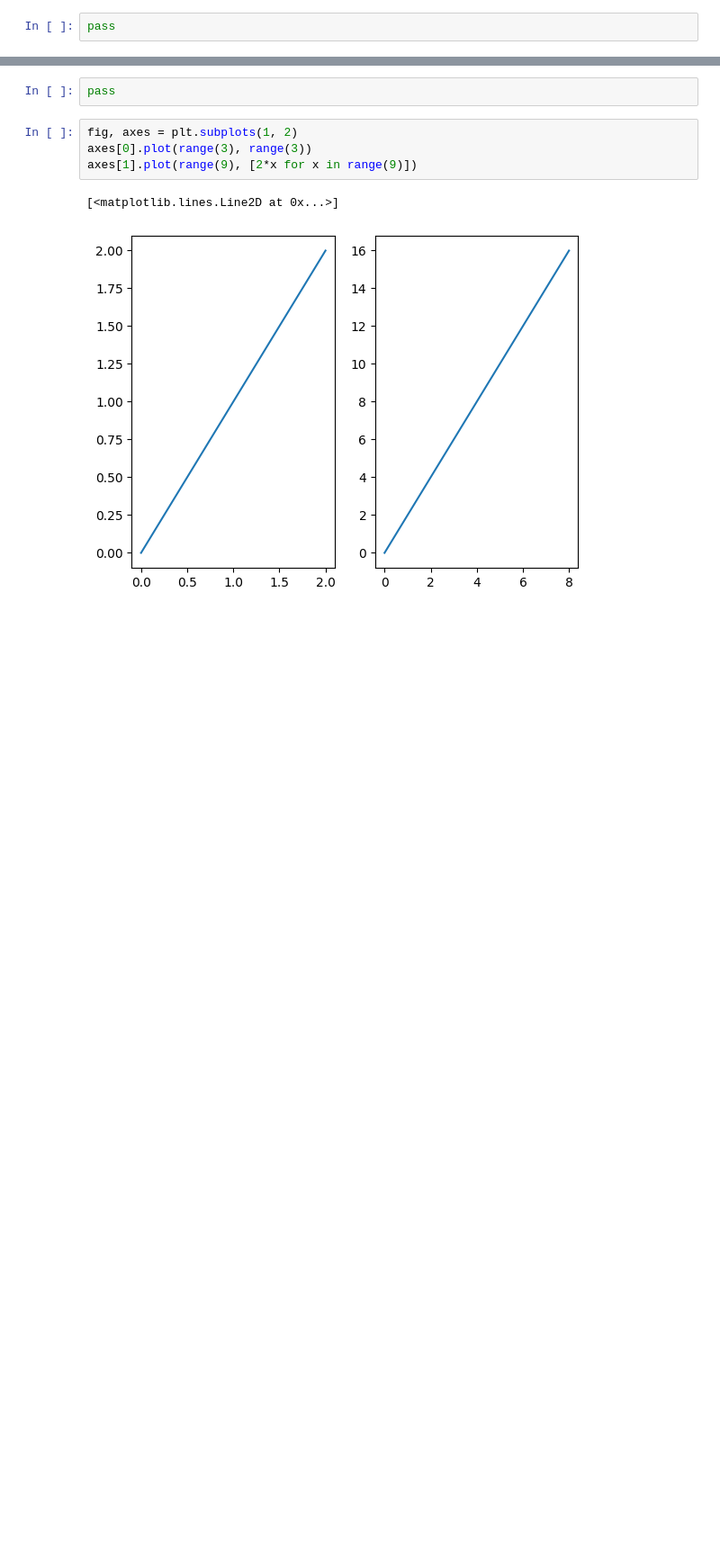
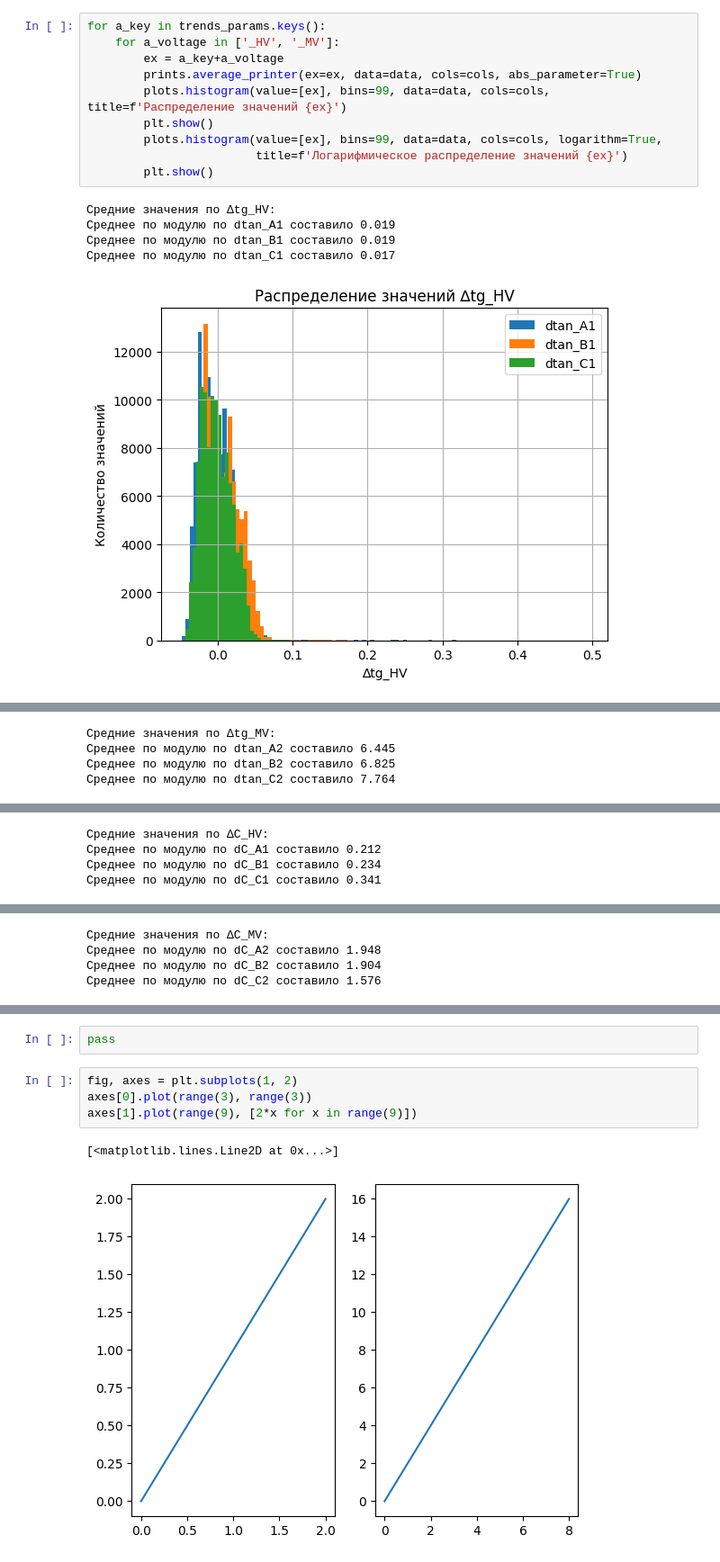
Before and after one commit to sadzax/ElectroMon, a Jupyter notebook: tst.ipynb, the cells around one changed output, grey strips where cells are left out. Shown: that part at 90% size. Cells and saved outputs as stored; diff of their text form; blank space fills up the shorter version.

```diff
--- a/tst.ipynb
+++ b/tst.ipynb
@@ -41,2 +103,16 @@ pass
 # %%
-pass
+for a_key in trends_params.keys():
+    for a_voltage in ['_HV', '_MV']:
+        ex = a_key+a_voltage
+        prints.average_printer(ex=ex, data=data, cols=cols, abs_parameter=True)
+        plots.histogram(value=[ex], bins=99, data=data, cols=cols, title=f'Распределение значений {ex}')
+        plt.show()
+        plots.histogram(value=[ex], bins=99, data=data, cols=cols, logarithm=True,
+                        title=f'Логарифмическое распределение значений {ex}')
+        plt.show()
+# %% [output]
+Средние значения по ∆tg_HV:
+Среднее по модулю по dtan_A1 составило 0.019
+Среднее по модулю по dtan_B1 составило 0.019
+Среднее по модулю по dtan_C1 составило 0.017
+[figure, added]
@@ -42,0 +120,4 @@ pass
+Средние значения по ∆tg_MV:
+Среднее по модулю по dtan_A2 составило 6.445
+Среднее по модулю по dtan_B2 составило 6.825
+Среднее по модулю по dtan_C2 составило 7.764
@@ -42,0 +126,4 @@ pass
+Средние значения по ∆C_HV:
+Среднее по модулю по dC_A1 составило 0.212
+Среднее по модулю по dC_B1 составило 0.234
+Среднее по модулю по dC_C1 составило 0.341
@@ -42,0 +132,4 @@ pass
+Средние значения по ∆C_MV:
+Среднее по модулю по dC_A2 составило 1.948
+Среднее по модулю по dC_B2 составило 1.904
+Среднее по модулю по dC_C2 составило 1.576
```
Also changed, not shown: parts of 5 cells of this notebook, 6 other files.
